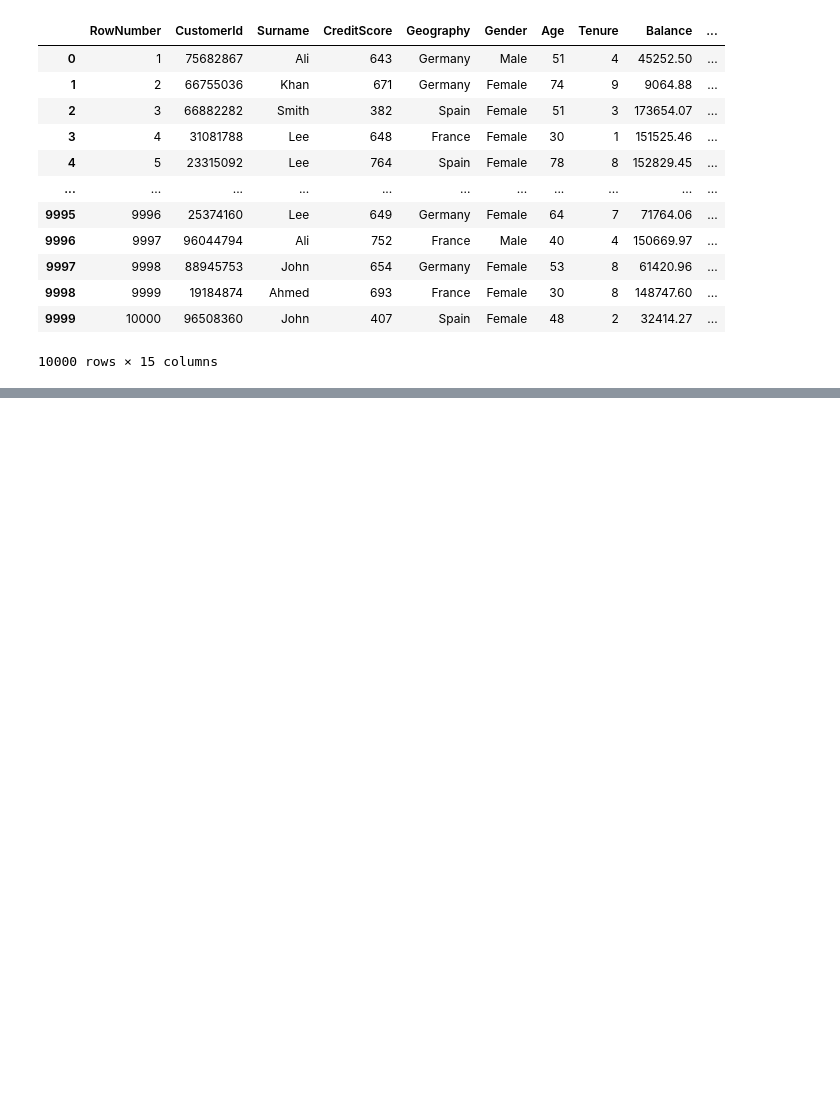
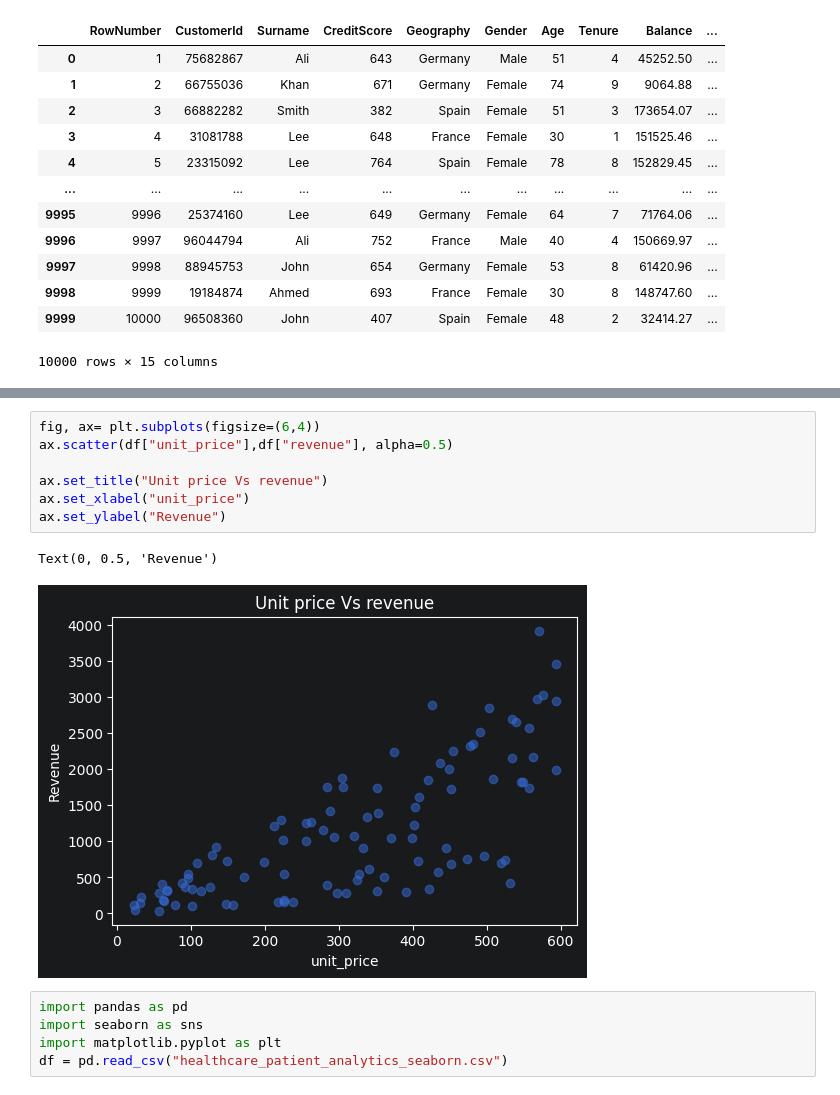
Before and after one commit to mudasirahmad56/PYTHON, a Jupyter notebook: chapter01.ipynb, the cells around one changed output, grey strips where cells are left out. Drawn from its saved outputs; the diff is of its cells as text; blank space fills up the shorter version.

```diff
--- a/chapter01.ipynb
+++ b/chapter01.ipynb
@@ -1675,0 +1726,15 @@ df.dropna()
+# %%
+fig, ax= plt.subplots(figsize=(6,4))
+ax.scatter(df["unit_price"],df["revenue"], alpha=0.5)
+
+ax.set_title("Unit price Vs revenue")
+ax.set_xlabel("unit_price")
+ax.set_ylabel("Revenue")
+# %% [output]
+Text(0, 0.5, 'Revenue')
+[figure, added]
+# %%
+import pandas as pd
+import seaborn as sns
+import matplotlib.pyplot as plt
+df = pd.read_csv("healthcare_patient_analytics_seaborn.csv")
```
Also changed, not shown: parts of 8 cells of this notebook.
